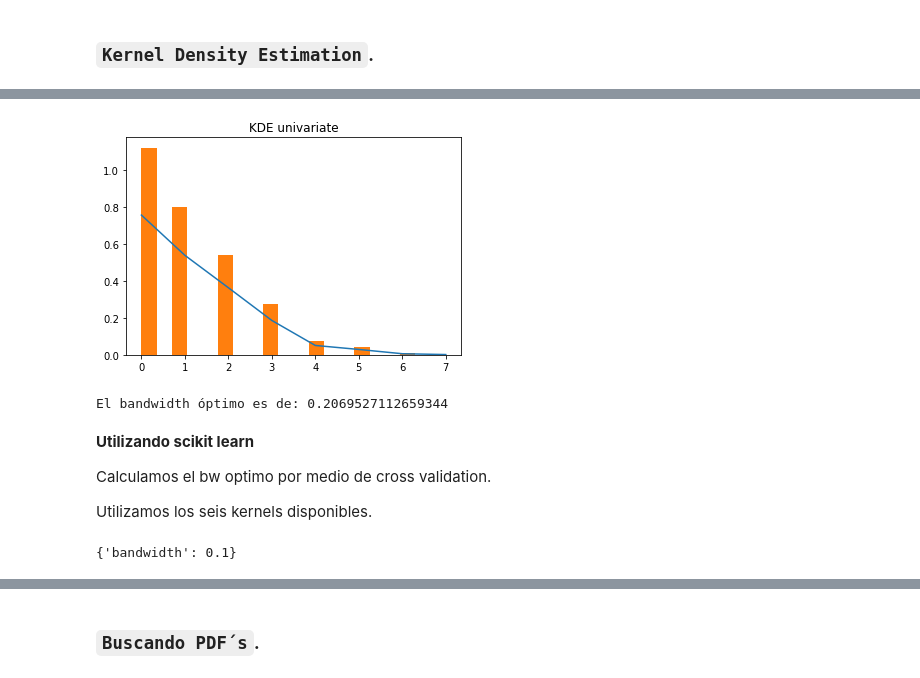
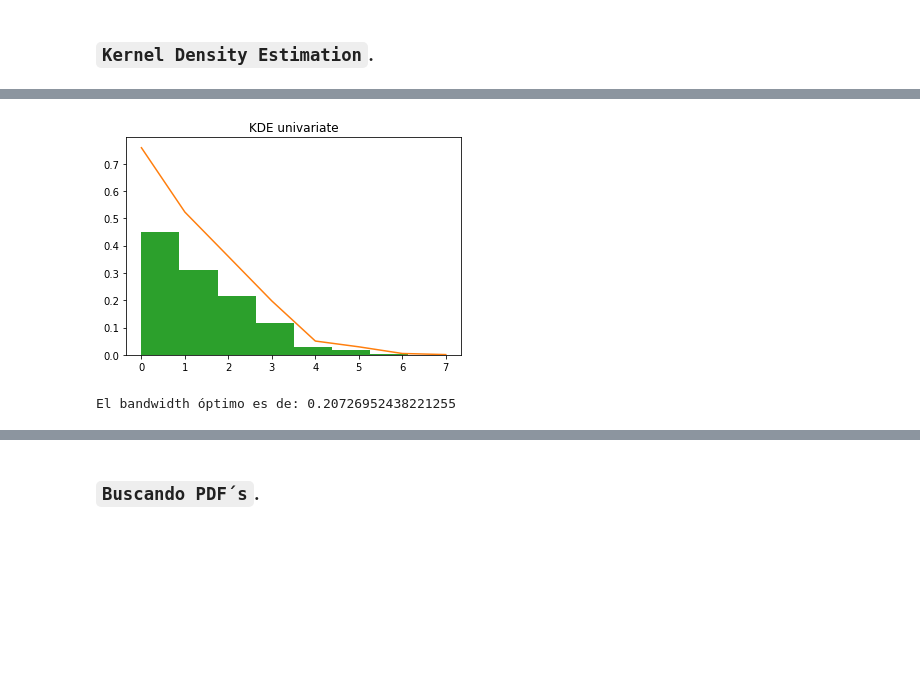
Before and after one commit to JuanPablo2019/Proyecto_modulo1, a Jupyter notebook: ProyectoModulo1_MaganaJ_PinedaB.ipynb, the cells around one changed output, grey strips where cells are left out. Drawn from its saved outputs; the diff is of its cells as text; code cells hidden in the pictures; blank space fills up the shorter version.

```diff
--- a/ProyectoModulo1_MaganaJ_PinedaB.ipynb
+++ b/ProyectoModulo1_MaganaJ_PinedaB.ipynb
@@ -350,28 +344,26 @@ np.random.seed(55)
 # %%
 # Definición del modelo para encontar la distribución
 kde_univariate = KDEUnivariate(channel)
+
+# Histograma de nuestros datos discretos.
+y,x,_=plt.hist(channel,bins=8,density=True,label='data') # en un hist puedo almacenar y,x
+x = x[1:]
 
 # dominio de la función
 x_grid = np.arange(0,8,1)
 # Guardamos el bw óptimo para este modelo
 bw_op = kde_univariate.fit(bw='normal_reference').bw
 
 #error
-y_hat =kde_statsmodels_u(channel, x_grid)
+y_hat = kde_statsmodels_u(channel, x_grid)
 err0 = ((y-y_hat)**2).sum()
 
 # Graficamos la distribución junto con la estimación.
 plt.plot(x_grid,kde_statsmodels_u(channel, x_grid))
-plt.hist(channel,bins=20,density=True)
+plt.hist(channel,bins=8,density=True)
 plt.title('KDE univariate')
 plt.show()
 print(f'El bandwidth óptimo es de: {bw_op}')
 # %% [output]
-[figure, old version]
+[figure, new version]
-El bandwidth óptimo es de: 0.2069527112659344
+El bandwidth óptimo es de: 0.20726952438221255
-# %% [markdown]
-**Utilizando scikit learn**
-
-Calculamos el bw optimo por medio de cross validation.
-
-Utilizamos los seis kernels disponibles.
@@ -385,4 +369,0 @@ a=grid.best_params_
-# %%
-a
-# %% [output]
-{'bandwidth': 0.1}
```
Also changed, not shown: parts of 144 cells of this notebook.
